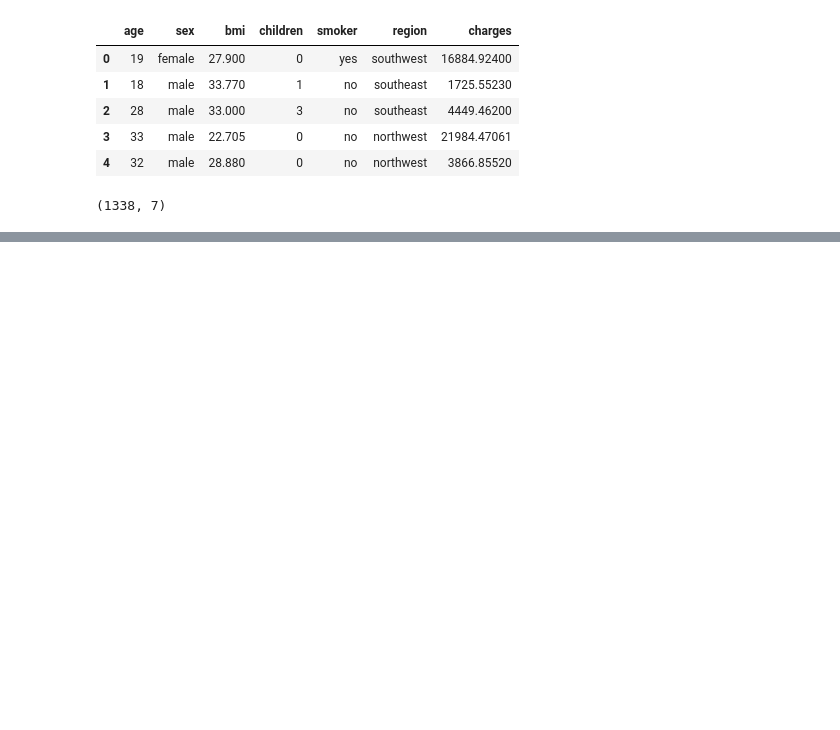
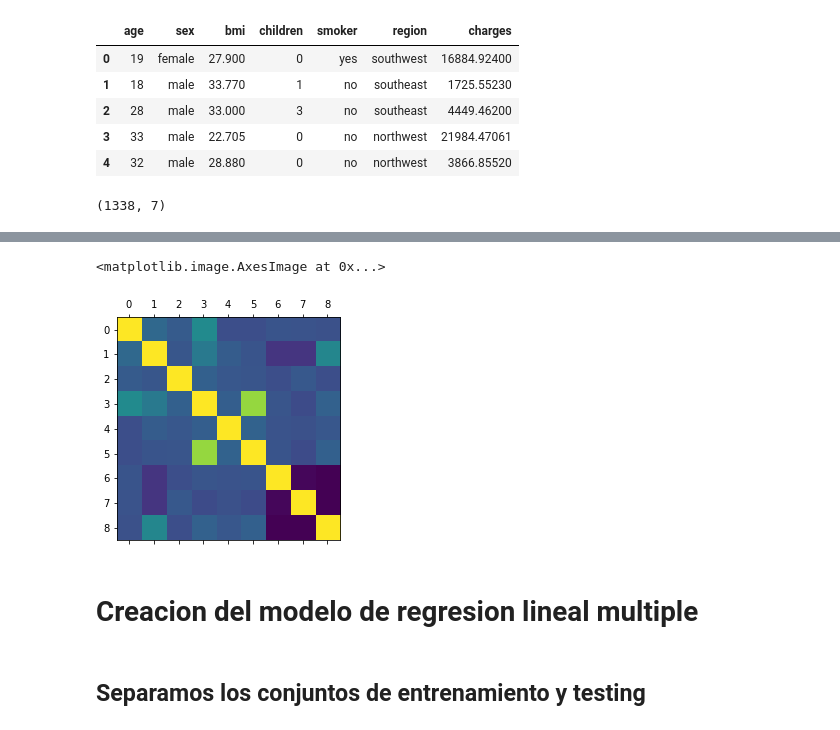
Before and after one commit to sbsreyes/Insurance_Cost_Machine-Learning, a Jupyter notebook: Insurance cost prediction.ipynb, the cells around one changed output, grey strips where cells are left out. Saved outputs shown, nothing was run; the diff lists cells and outputs as text; code cells hidden in the pictures; blank space fills up the shorter version.

```diff
--- a/Insurance cost prediction.ipynb
+++ b/Insurance cost prediction.ipynb
@@ -28,0 +137,8 @@ df.shape
+# %%
+plt.matshow(df.corr())
+# Acá creamos la matriz de correlacion
+# %% [output]
+<matplotlib.image.AxesImage at 0x...>
+[figure, added]
+# %% [markdown]
+# Creacion del modelo de regresion lineal multiple
@@ -28,0 +156,2 @@ df.shape
+# %% [markdown]
+## Separamos los conjuntos de entrenamiento y testing
```
Also changed, not shown: parts of 26 cells of this notebook.
